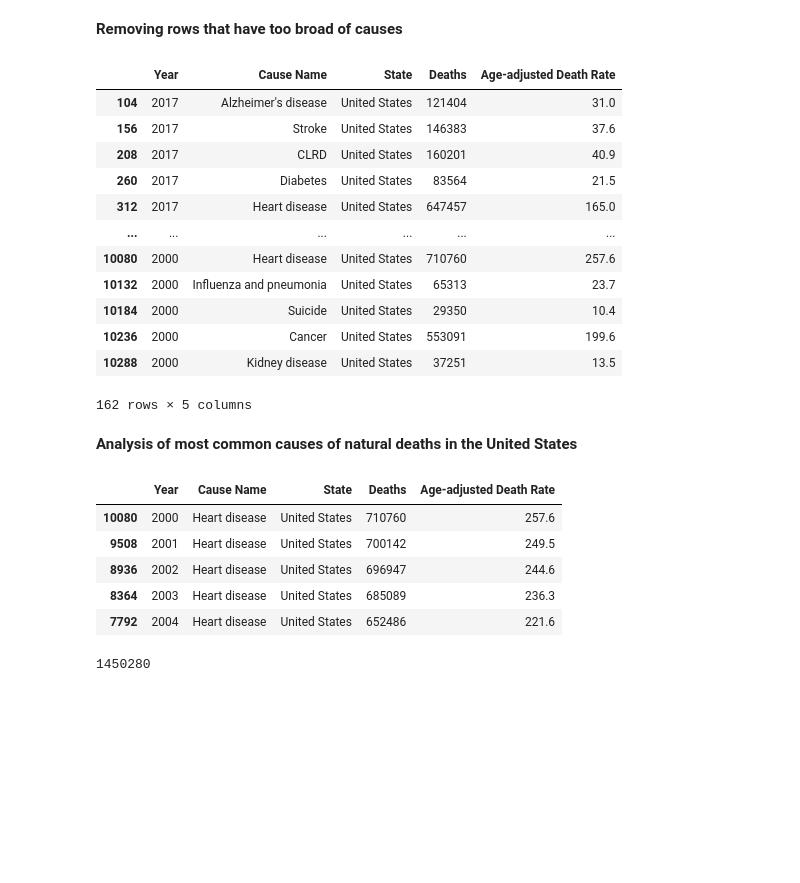
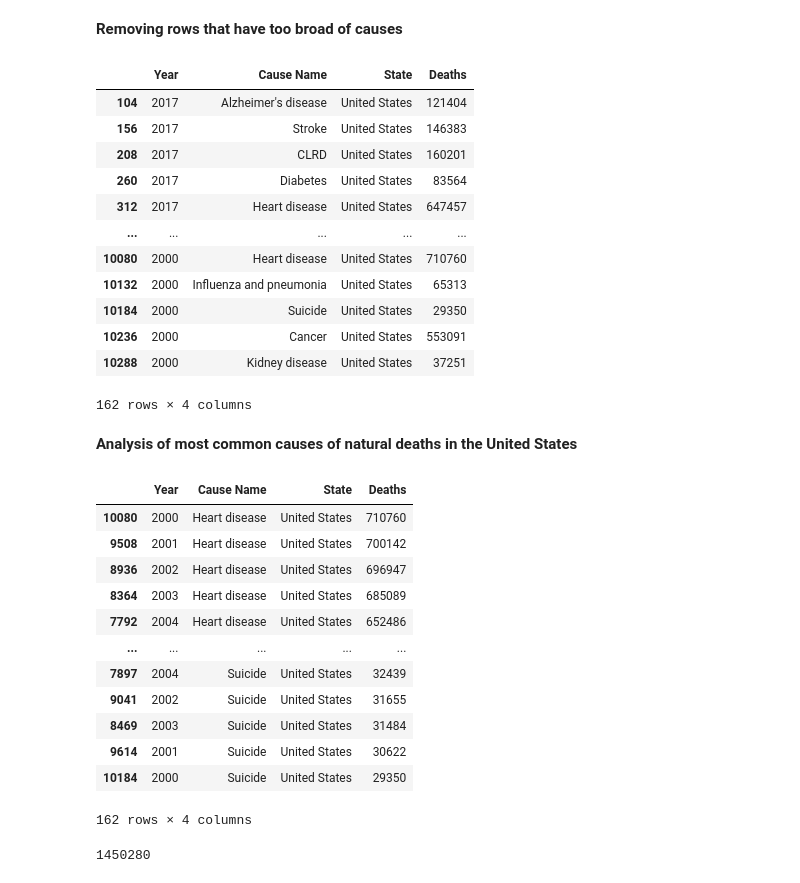
Before and after one commit to DoricesPieces/ClinicalTrials, a Jupyter notebook: Alternative Therapies analysis.ipynb, the cells around one changed output. Drawn from its saved outputs; the diff is of its cells as text; code cells hidden in the pictures; blank space fills up the shorter version.

```diff
--- a/Alternative Therapies analysis.ipynb
+++ b/Alternative Therapies analysis.ipynb
@@ -533,7 +556,7 @@ deaths.head()
 | 4 | 2017 | Accidents (unintentional injuries... | Unintentional injuries | Arkansas | 1625 | 51.8 |
 # %%
 #Dropping unnecessary columns
-clmnstodrop2 = ["113 Cause Name"]
+clmnstodrop2 = ['113 Cause Name', 'Age-adjusted Death Rate']
 deaths = deaths.drop(columns = clmnstodrop2)
 
 deaths
@@ -611,31 +634,38 @@ Causes_to_drop = ['Unintentional injuries', 'All causes']
 deaths_byUS = deaths_byUS[~deaths_byUS['Cause Name'].isin(Causes_to_drop)]
 deaths_byUS
 # %% [output]
-|  | Year | Cause Name | State | Deaths | Age-adjusted Death Rate |
-| 104 | 2017 | Alzheimer's disease | United States | 121404 | 31.0 |
-| 156 | 2017 | Stroke | United States | 146383 | 37.6 |
-| 208 | 2017 | CLRD | United States | 160201 | 40.9 |
-| 260 | 2017 | Diabetes | United States | 83564 | 21.5 |
-| 312 | 2017 | Heart disease | United States | 647457 | 165.0 |
-| ... | ... | ... | ... | ... | ... |
-| 10080 | 2000 | Heart disease | United States | 710760 | 257.6 |
-| 10132 | 2000 | Influenza and pneumonia | United States | 65313 | 23.7 |
-| 10184 | 2000 | Suicide | United States | 29350 | 10.4 |
-| 10236 | 2000 | Cancer | United States | 553091 | 199.6 |
-| 10288 | 2000 | Kidney disease | United States | 37251 | 13.5 |
+|  | Year | Cause Name | State | Deaths |
+| 104 | 2017 | Alzheimer's disease | United States | 121404 |
+| 156 | 2017 | Stroke | United States | 146383 |
+| 208 | 2017 | CLRD | United States | 160201 |
+| 260 | 2017 | Diabetes | United States | 83564 |
+| 312 | 2017 | Heart disease | United States | 647457 |
+| ... | ... | ... | ... | ... |
+| 10080 | 2000 | Heart disease | United States | 710760 |
+| 10132 | 2000 | Influenza and pneumonia | United States | 65313 |
+| 10184 | 2000 | Suicide | United States | 29350 |
+| 10236 | 2000 | Cancer | United States | 553091 |
+| 10288 | 2000 | Kidney disease | United States | 37251 |
-162 rows × 5 columns
+162 rows × 4 columns
 # %% [markdown]
 **Analysis of most common causes of natural deaths in the United States**
 # %%
 Ascending_deaths = deaths_byUS.sort_values(by='Deaths', ascending= False)
-Ascending_deaths.head()
+Ascending_deaths
 # %% [output]
-|  | Year | Cause Name | State | Deaths | Age-adjusted Death Rate |
-| 10080 | 2000 | Heart disease | United States | 710760 | 257.6 |
-| 9508 | 2001 | Heart disease | United States | 700142 | 249.5 |
-| 8936 | 2002 | Heart disease | United States | 696947 | 244.6 |
-| 8364 | 2003 | Heart disease | United States | 685089 | 236.3 |
-| 7792 | 2004 | Heart disease | United States | 652486 | 221.6 |
+|  | Year | Cause Name | State | Deaths |
+| 10080 | 2000 | Heart disease | United States | 710760 |
+| 9508 | 2001 | Heart disease | United States | 700142 |
+| 8936 | 2002 | Heart disease | United States | 696947 |
+| 8364 | 2003 | Heart disease | United States | 685089 |
+| 7792 | 2004 | Heart disease | United States | 652486 |
+| ... | ... | ... | ... | ... |
+| 7897 | 2004 | Suicide | United States | 32439 |
+| 9041 | 2002 | Suicide | United States | 31655 |
+| 8469 | 2003 | Suicide | United States | 31484 |
+| 9614 | 2001 | Suicide | United States | 30622 |
+| 10184 | 2000 | Suicide | United States | 29350 |
+162 rows × 4 columns
 # %%
 # Value to check for in 'col1'
 value_to_check = "Alzheimer's disease"
```
Also changed, not shown: parts of 16 cells of this notebook, 1 other file.
